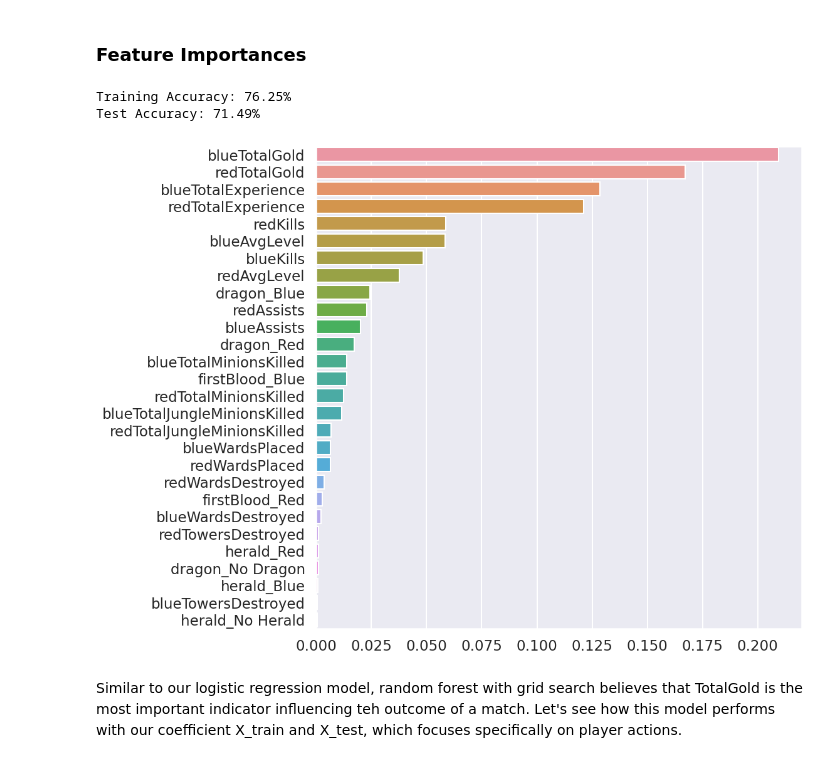
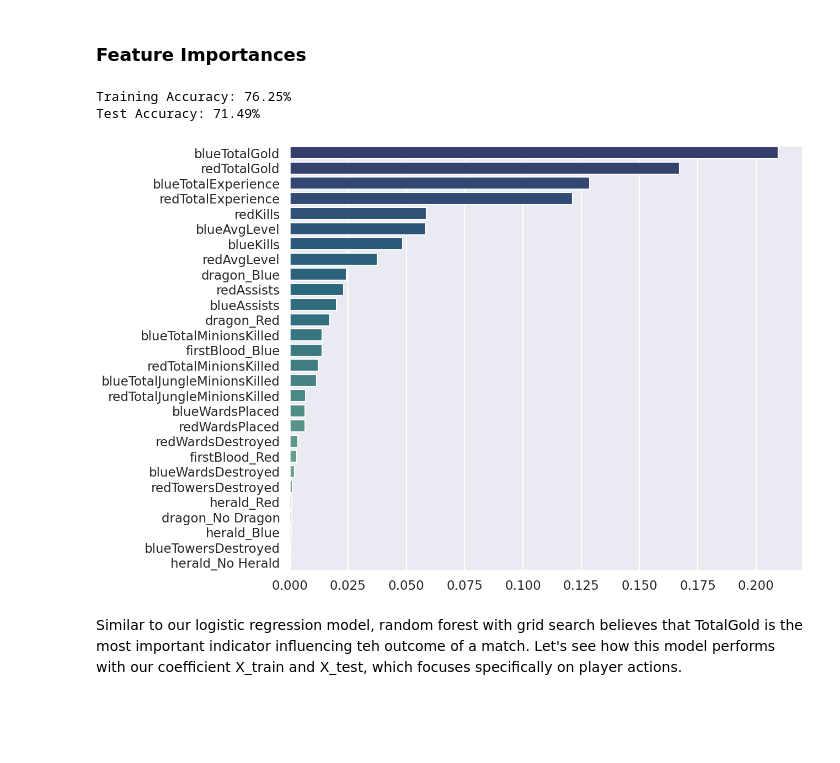
Before and after one commit to Drymander/League-of-Legends-Victory-Classification, a Jupyter notebook: Johnny Dryman - Phase 3 Project Notebook.ipynb, the cells around one changed output. Cells and saved outputs as stored; diff of their text form; code cells hidden in the pictures; blank space fills up the shorter version.

```diff
--- a/Johnny Dryman - Phase 3 Project Notebook.ipynb
+++ b/Johnny Dryman - Phase 3 Project Notebook.ipynb
@@ -273,7 +252,7 @@ Let's run a few visualizations to help us understand the data.  We will use our
 # %%
 # Set style
 from matplotlib import style
-# style.use('ggplot') or plt.style.use('ggplot')
+style.use('ggplot') or plt.style.use('ggplot')
 
 # Plot histogram
 fig, ax = plt.subplots(figsize=(8,6))
@@ -753,7 +732,8 @@ For analysis, we'll use our basic linear regression model so that we can efficie
 # %%
 # Create coefficient graph function
 
-sns.set_context('talk')
+# Uncomment line below to create images for presentation
+# sns.set_context('talk')
 
 def plot_coefficients(X_train, X_test, y_train=y_train, y_test=y_test, filename='image'):
 
@@ -989,30 +984,30 @@ The overfitting inherent with random forest search isn't aided too much by the g
 # %%
 # Create feature importances function for Random Forest and XGboost
 def plot_features(model, X_train, X_test, y_train=y_train, y_test=y_test):
 
     # Create and fit new model
     model = model
     model.fit(X_train, y_train)
 
     # Create a list of feature importances
     feature_importance = pd.Series(model.feature_importances_, index=X_train.columns).sort_values(ascending=False)
 
     # Show model accuracy
     model_accuracy(model, X_train=X_train, y_train=y_train, X_test=X_test, y_test=y_test)
 
     # Plot feature importance
     with sns.axes_style("darkgrid"):
-        plt.figure(figsize=(10, 10))
-        ax = sns.barplot(x=feature_importance, y=feature_importance.index)
+        plt.figure(figsize=(12, 10))
+        ax = sns.barplot(x=feature_importance, y=feature_importance.index, palette='crest_r')
 
 # Creating a new model for our function with grid search best parameters
 rf_model = RandomForestClassifier(**rf_grid_search.best_params_, random_state=8)
 
 plot_features(rf_model, X_train, X_test)
 # %% [output]
 Training Accuracy: 76.25%
 Test Accuracy: 71.49%
-[figure, old version]
+[figure, new version]
 # %% [markdown]
 Similar to our logistic regression model, random forest with grid search believes that TotalGold is the most important indicator influencing teh outcome of a match.  Let's see how this model performs with our coefficient X_train and X_test, which focuses specifically on player actions.
 # %%
```
Also changed, not shown: parts of 17 cells of this notebook, 23 other files.
